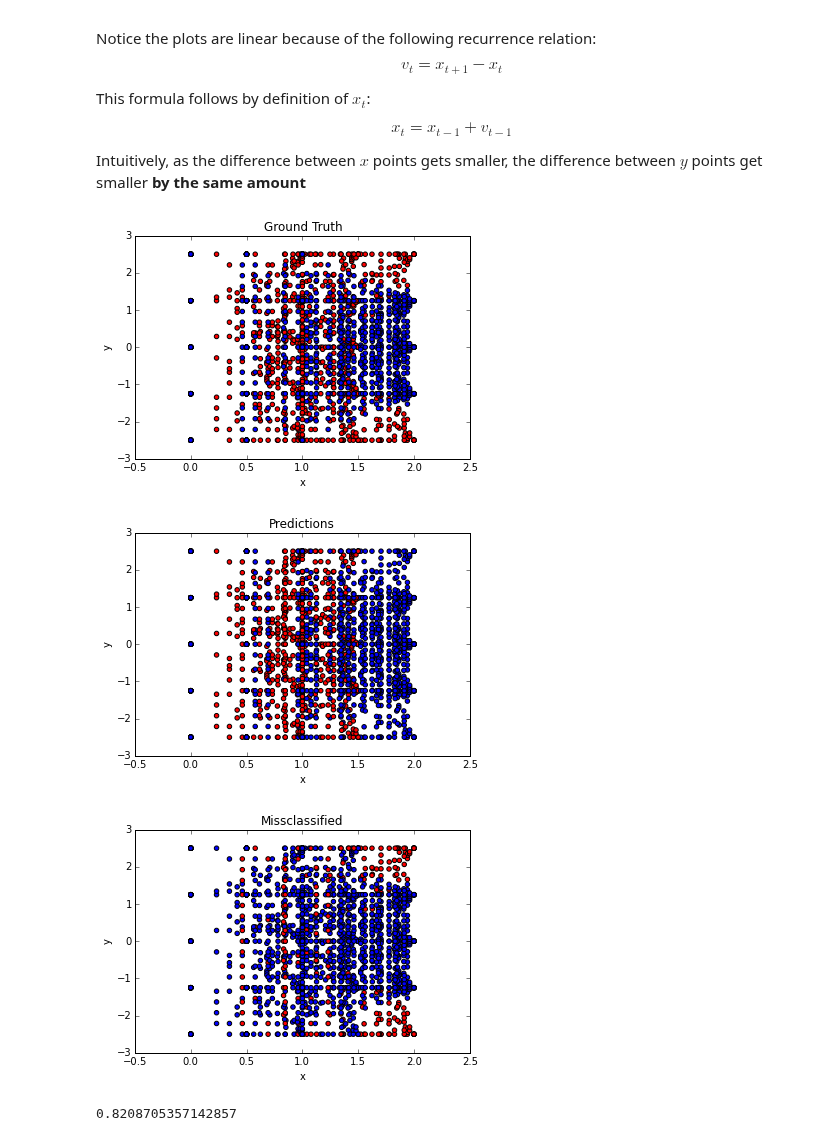
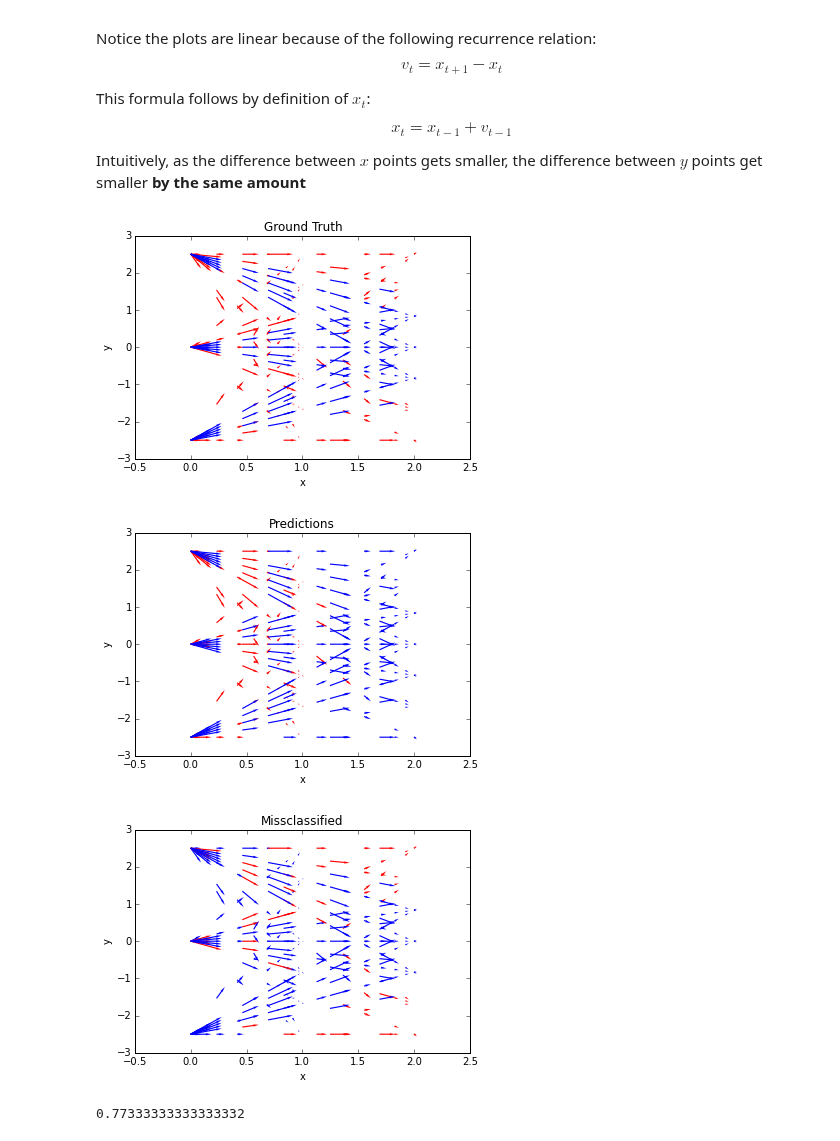
Before and after one commit to ebanner/cs393r_project, a Jupyter notebook: experiments/2d/many-many/short/Softmax.ipynb, the cells around one changed output. Saved outputs shown, nothing was run; the diff lists cells and outputs as text; code cells hidden in the pictures.

```diff
--- a/experiments/2d/many-many/short/Softmax.ipynb
+++ b/experiments/2d/many-many/short/Softmax.ipynb
@@ -7,7 +7,8 @@ Note the *2D* part refers to the ball is being shot from a point to different po
 # %%
 %store -r many_many_short
 
-sideways = many_many_short.T
+data = many_many_short
+sideways = data.T
 
 X, Y = np.array(sideways[:4]).astype(float), np.array(sideways.ix[4, :]).astype(int)
 # %% [markdown]
@@ -22,7 +23,7 @@ def states(iters):
         sm.learn()
         yield sm.info
 
-states = list(states(25000))
+states = list(states(10000))
 # %% [markdown]
 ### Plot Losses
 # %%
@@ -51,35 +52,38 @@ Intuitively, as the difference between $x$ points gets smaller, the difference b
 # %%
 from ipywidgets import interact, fixed
 
-@interact(X=fixed(X), Y=fixed(Y), many_many_short=fixed(many_many_short), view_index=(0, len(states)-1), states=fixed(states))
-def plot(X, Y, many_many_short, view_index, states):
+@interact(X=fixed(X), Y=fixed(Y), data=fixed(data), view_index=(0, len(states)-1), states=fixed(states))
+def plot(X, Y, data, view_index, states):
     """View decision boundary over time
 
     We have the state of the model (i.e. its parameters) after every time step.
     We want to see how the model learns over time. Hence create a one-off instance
     of a softmax with its old parameters and ask it to make a bunch of predictions!
     """
     s = states[view_index]
     sm = Softmax(X=X, ys_train=Y, C=5, W=s.W, b=s.b)
 
     # Plotting
     colormap = np.array(['r', 'b'])
 
     # Plot the gold standard in a plot right next to it
-    many_many_short.plot(kind='scatter', x='x', y='y', c=colormap[many_many_short['label']], title='Ground Truth')
+    axes = data.plot(kind='scatter', x='x', y='y', c=colormap[data['label']], title='Ground Truth', s=0)
+    axes.quiver(data['x'], data['y'], data['dx'], data['dy'], color=colormap[data['label']], scale_units='xy', angles='xy', scale=2.5, headwidth=2)
 
     # Predictions
-    many_many_short['predictions'] = sm.predict(X)
-    many_many_short.plot(kind='scatter', x='x', y='y', c=colormap[many_many_short['predictions']], title='Predictions')
+    data['predictions'] = sm.predict(X)
+    axes = data.plot(kind='scatter', x='x', y='y', c=colormap[data['predictions']], title='Predictions', s=0)
+    axes.quiver(data['x'], data['y'], data['dx'], data['dy'], color=colormap[data['predictions']], scale_units='xy', angles='xy', scale=2.5, headwidth=2)
 
     # Misclassified examples
-    many_many_short['correct'] = many_many_short['label'] == many_many_short['predictions']
-    many_many_short.plot(kind='scatter', x='x', y='y', c=colormap[many_many_short['correct']], title='Missclassified')
+    data['correct'] = data['label'] == data['predictions']
+    axes = data.plot(kind='scatter', x='x', y='y', c=colormap[data['correct']], title='Missclassified', s=0)
+    axes.quiver(data['x'], data['y'], data['dx'], data['dy'], color=colormap[data['correct']], scale_units='xy', angles='xy', scale=2.5, headwidth=2)
 # %% [output]
-[figure, old version]
+[figure, new version]
-[figure, old version]
+[figure, new version]
-[figure, old version]
+[figure, new version]
 # %%
-many_many_short['correct'].sum() / len(many_many_short)
+data['correct'].sum() / len(data)
 # %% [output]
-0.8208705357142857
+0.77333333333333332
```
Also changed, not shown: parts of 1 cell of this notebook, 2 other files.
